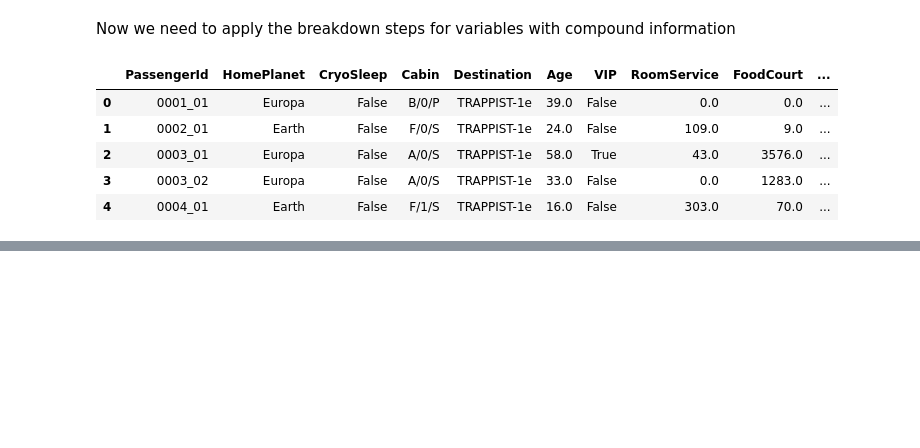
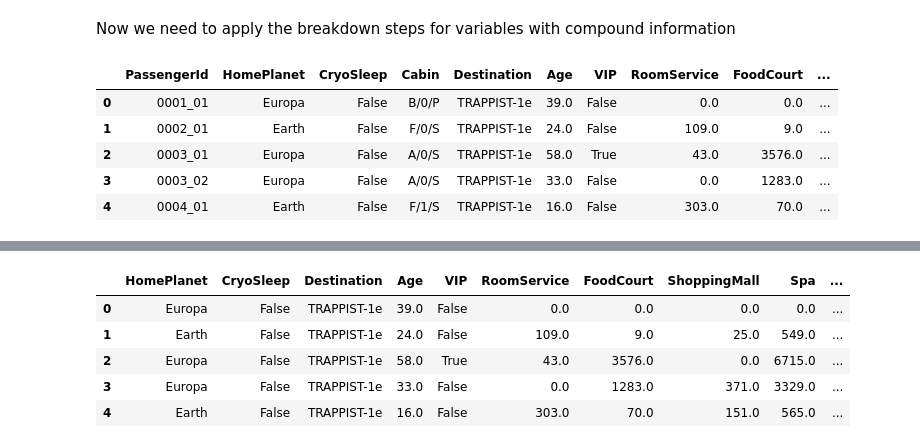
Before and after one commit to PaperArmada/Spaceship-Titanic, a Jupyter notebook: Code/00 - Data Ingest.ipynb, the cells around one changed output, grey strips where cells are left out. Cells and saved outputs as stored; diff of their text form; code cells hidden in the pictures; blank space fills up the shorter version.

```diff
--- a/Code/00 - Data Ingest.ipynb
+++ b/Code/00 - Data Ingest.ipynb
@@ -713,0 +783,14 @@ df_raw[df_raw[object_cols].notnull()]
+# %%
+missing_cabins_ii = df_ii[df_ii['Cabin'] == '*MISSING*'].index
+# %%
+valid_cabins_ii = [ind for ind in df_ii.index if ind not in missing_cabins]
+# %%
+for ind in missing_cabins_ii:
+    df_ii.loc[ind, 'CabinSector'] = df_ii.loc[ind, 'CabinRoom'] = df_ii.loc[ind, 'CabinClass'] = '*MISSING*'
+for ind in valid_cabins_ii:
+    split_cabin = df_ii.loc[ind, 'Cabin'].split('/')
+    df_ii.loc[ind, 'CabinSector'] = split_cabin[0]
+    df_ii.loc[ind, 'CabinRoom'] = split_cabin[1]
+    df_ii.loc[ind, 'CabinClass'] = split_cabin[2]
+
+df_ii.head()
@@ -713,0 +850,15 @@ df_raw[df_raw[object_cols].notnull()]
+# %%
+to_dummy = ['HomePlanet', 'CryoSleep', 'Destination', 'VIP', 'CabinSector', 'CabinClass']
+to_drop = ['FirstName', 'LastName', 'CabinRoom']
+# %%
+df_intermed_ii = df_ii.copy()
+
+df_intermed_ii = df_intermed_ii.drop(columns=(['PassengerId', 'Cabin', 'Name', 'Transported'] + to_drop))
+df_intermed_ii.head()
+# %% [output]
+|  | HomePlanet | CryoSleep | Destination | Age | VIP | RoomService | FoodCourt | ShoppingMall | Spa | ... |
+| 0 | Europa | False | TRAPPIST-1e | 39.0 | False | 0.0 | 0.0 | 0.0 | 0.0 | ... |
+| 1 | Earth | False | TRAPPIST-1e | 24.0 | False | 109.0 | 9.0 | 25.0 | 549.0 | ... |
+| 2 | Europa | False | TRAPPIST-1e | 58.0 | True | 43.0 | 3576.0 | 0.0 | 6715.0 | ... |
+| 3 | Europa | False | TRAPPIST-1e | 33.0 | False | 0.0 | 1283.0 | 371.0 | 3329.0 | ... |
+| 4 | Earth | False | TRAPPIST-1e | 16.0 | False | 303.0 | 70.0 | 151.0 | 565.0 | ... |
```
Also changed, not shown: parts of 38 cells of this notebook, 3 other files.
